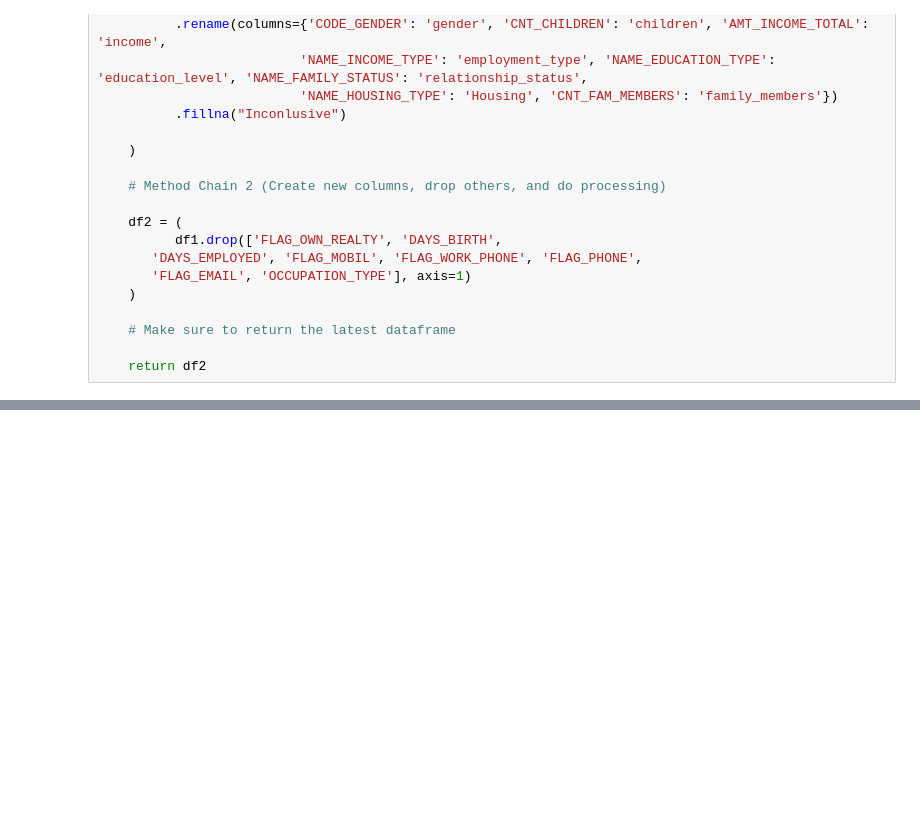
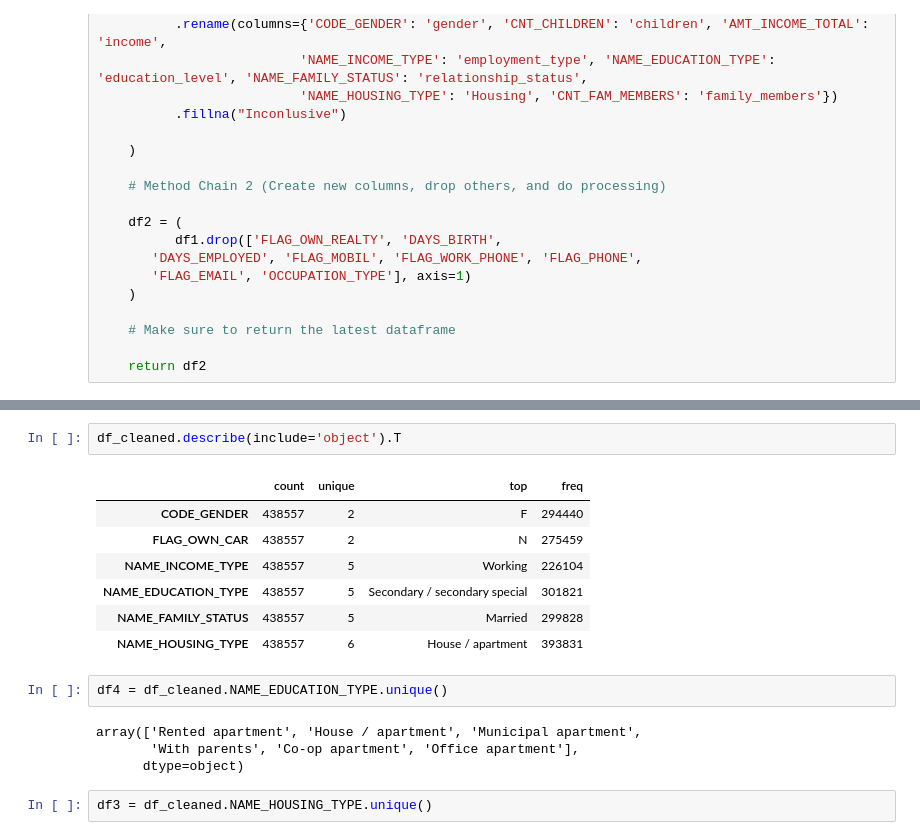
Before and after one commit to alexisd1212/DATA301Project, a Jupyter notebook: notebooks/analysis1.ipynb, the cells around one changed output, grey strips where cells are left out. Cells and saved outputs as stored; diff of their text form; blank space fills up the shorter version.

```diff
--- a/notebooks/analysis1.ipynb
+++ b/notebooks/analysis1.ipynb
@@ -158,0 +175,18 @@ def load_and_process(url_or_path_to_csv_file):
+# %%
+df_cleaned.describe(include='object').T
+# %% [output]
+|  | count | unique | top | freq |
+| CODE_GENDER | 438557 | 2 | F | 294440 |
+| FLAG_OWN_CAR | 438557 | 2 | N | 275459 |
+| NAME_INCOME_TYPE | 438557 | 5 | Working | 226104 |
+| NAME_EDUCATION_TYPE | 438557 | 5 | Secondary / secondary special | 301821 |
+| NAME_FAMILY_STATUS | 438557 | 5 | Married | 299828 |
+| NAME_HOUSING_TYPE | 438557 | 6 | House / apartment | 393831 |
+# %%
+df4 = df_cleaned.NAME_EDUCATION_TYPE.unique()
+# %% [output]
+array(['Rented apartment', 'House / apartment', 'Municipal apartment',
+       'With parents', 'Co-op apartment', 'Office apartment'],
+      dtype=object)
+# %%
+df3 = df_cleaned.NAME_HOUSING_TYPE.unique()
```
Also changed, not shown: parts of 10 cells of this notebook.
